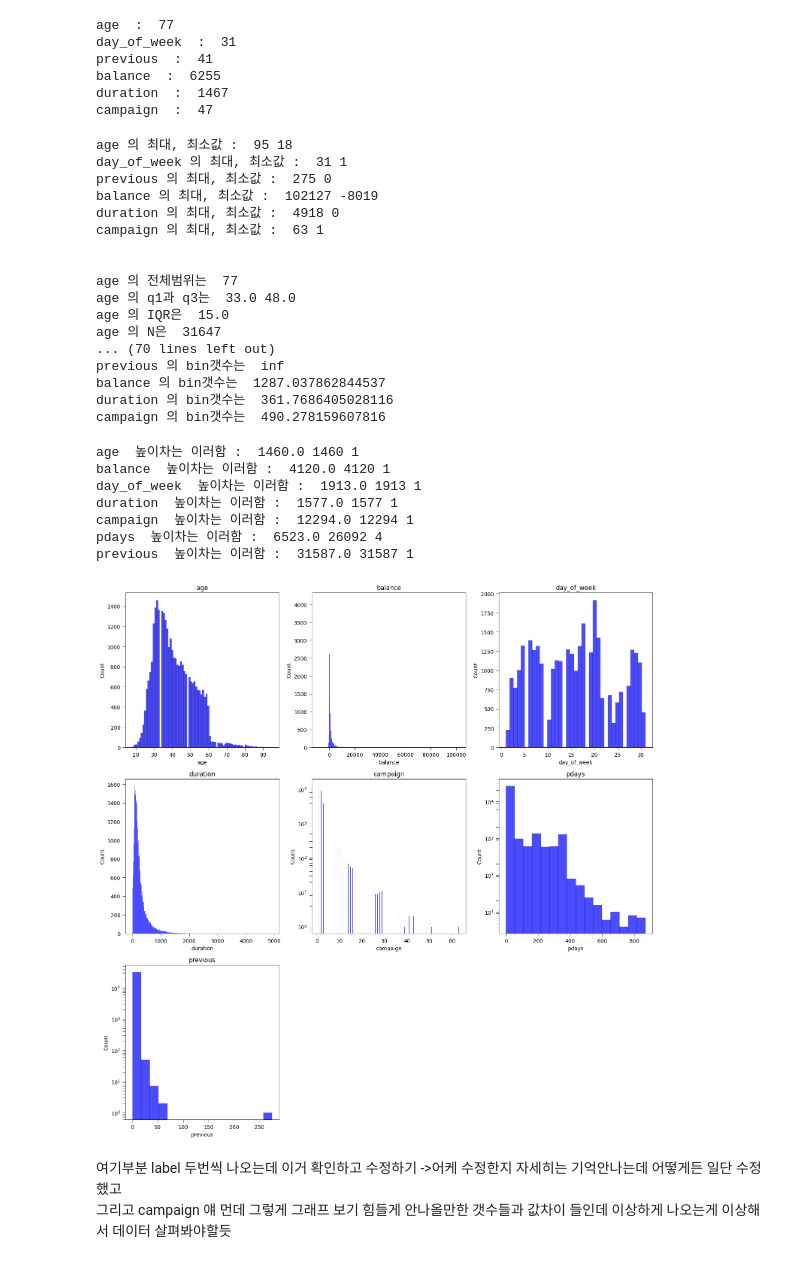
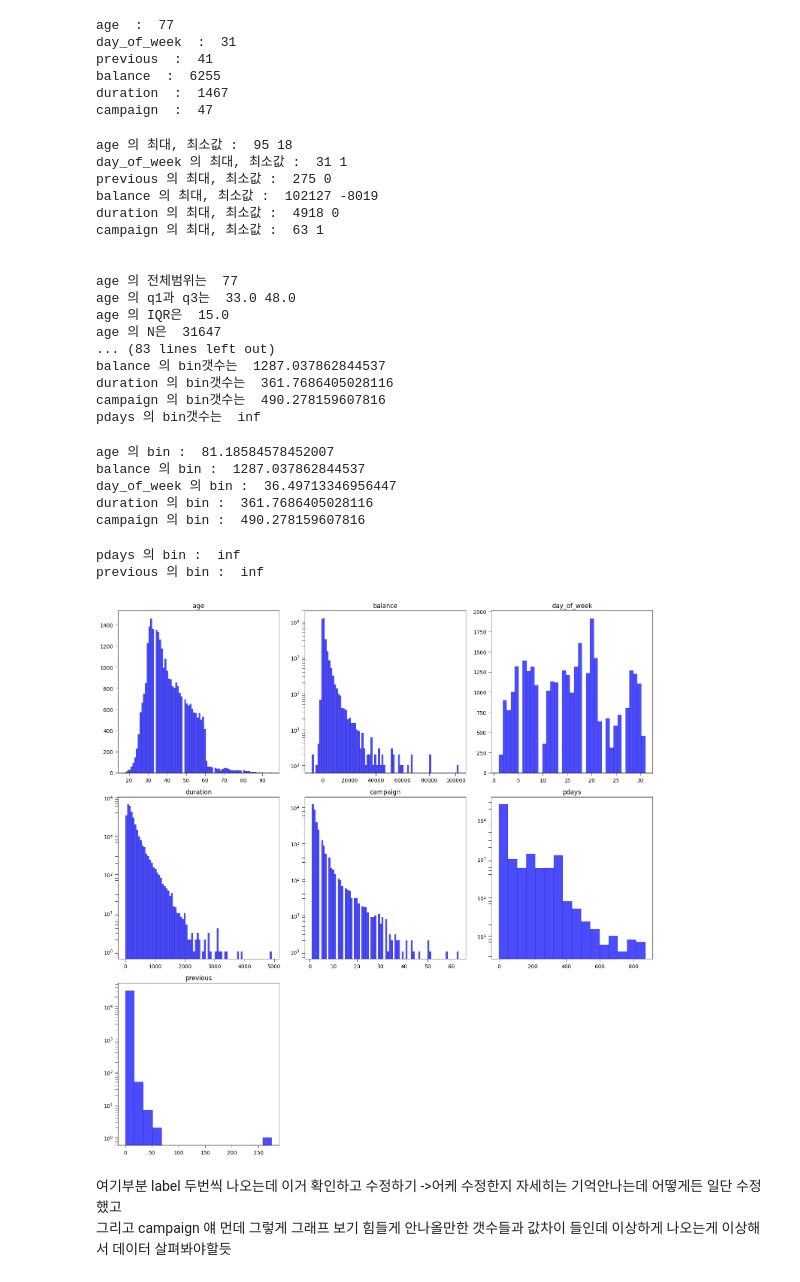
Before and after one commit to kyeob1107/sparta_ml, a Jupyter notebook: A09_곽승엽.ipynb, the cells around one changed output. Cells and saved outputs as stored; diff of their text form; code cells hidden in the pictures.

```diff
--- a/A09_곽승엽.ipynb
+++ b/A09_곽승엽.ipynb
@@ -257,6 +257,7 @@ balance  :  6255
 duration  :  1467
 campaign  :  47
 # %%
+# 그래프 bin관련 파악 부분
 '''
 bin갯수 결정 알고리즘 : https://chat.openai.com/share/af07e311-7aa3-45fa-980e-ee69c2eb84c6
 Freedman-Diaconis' Choice방식 사용
@@ -272,7 +273,7 @@ for check_col in ['age', 'day_of_week', 'previous', 'balance', 'duration', 'camp
 
 print('\n')
 
-for check_col in ['age', 'day_of_week', 'previous', 'balance', 'duration', 'campaign']:
+for check_col in ['age', 'day_of_week', 'previous', 'balance', 'duration', 'campaign', 'pdays']:
     entire_range = X_train[check_col].max() - X_train[check_col].min()
     q1 = np.percentile(X_train[check_col], 25)
     q3 = np.percentile(X_train[check_col], 75)
@@ -297,7 +298,7 @@ for check_col in ['age', 'day_of_week', 'previous', 'balance', 'duration', 'camp
     print(check_col, "의 bin너비는 ", bin_width)
     print(check_col, "의 bin갯수는 ", num_bin,'\n')
 
-for check_col in ['age', 'day_of_week', 'previous', 'balance', 'duration', 'campaign']:
+for check_col in ['age', 'day_of_week', 'previous', 'balance', 'duration', 'campaign', 'pdays']:
     entire_range = X_train[check_col].max() - X_train[check_col].min()
     q1 = np.percentile(X_train[check_col], 25)
     q3 = np.percentile(X_train[check_col], 75)
@@ -320,15 +321,16 @@ age 의 전체범위는  77
 age 의 q1과 q3는  33.0 48.0
 age 의 IQR은  15.0
 age 의 N은  31647
-... (70 lines left out)
-previous 의 bin갯수는  inf
+... (83 lines left out)
 balance 의 bin갯수는  1287.037862844537
 duration 의 bin갯수는  361.7686405028116
 campaign 의 bin갯수는  490.278159607816
+pdays 의 bin갯수는  inf
 # %%
 from matplotlib.ticker import MultipleLocator
+import math
 #수치형 변수 시각화
-def get_3_hist(data:pd.DataFrame, columns:list, log_scale_threshold: float = 5000, bar_width_ratio_min: float = 0.005 ):
+def get_3_hist(data:pd.DataFrame, columns:list, log_scale_threshold: float = 5000, num_bin_max: int = 300 ):
     """ 데이터와 컬럼을 전달하면 히스토그램을 3개씩 출력해주는 함수
 
     Args:
@@ -346,17 +348,31 @@ def get_3_hist(data:pd.DataFrame, columns:list, log_scale_threshold: float = 500
         row_idx, col_idx = divmod(i, 3)
         axes[row_idx, col_idx].clear()
 
-        xlim_distance = data[col].max() - data[col].min() # 데이터 값의 종류중 최대와 최소 차이
-        bar_width_ratio = xlim_distance / len(set(data[col]))
-
-        # Wand 규칙을 사용하여 동적으로 bin의 개수 설정
-        if bar_width_ratio < bar_width_ratio_min:  # 전체 스케일에 대한 막대 두께의 비율이 너무 작으면
-            n_bins = int(np.sqrt(len(set(data[col])))*1.0)
-            # 조금더 줄이면 깔끔히 잘보이지 않을까해서 0.8곱했다가 별차이없는듯해서 1.0으로 원 위치(원래 곱해진 것 따로 없었음)
+        # Freedman-Diaconis' Choice방식으로 bin 갯수 얼추 계산해본 뒤 판단
+        entire_range = X_train[col].max() - X_train[col].min() # 데이터 값 최대와 최소 차이
+        q1 = np.percentile(X_train[col], 25)
+        q3 = np.percentile(X_train[col], 75)
+        IQR = q3 - q1
+        N = X_train[col].count()
+        bin_width = 2 * (IQR / N**(1/3))
+        num_bin = entire_range / bin_width
+        # print(col, "의 bin : ", num_bin) # 점검용
+        if (not math.isinf(num_bin)) and num_bin > num_bin_max:
+            n_bins = 80
         else:
             n_bins = 'auto'
 
-        sns.histplot(data[col], ax=axes[row_idx, col_idx], bins=n_bins, color='blue', edgecolor='blue', linewidth=0.2, alpha=0.7, kde=False)
+        # # Wand 규칙을 사용하여 동적으로 bin의 개수 설정
+        # if bar_width_ratio < bar_width_ratio_min:  # 전체 스케일에 대한 막대 두께의 비율이 너무 작으면
+        #     n_bins = int(np.sqrt(len(set(data[col])))*1.0)
+        #     # 조금더 줄이면 깔끔히 잘보이지 않을까해서 0.8곱했다가 별차이없는듯해서 1.0으로 원 위치(원래 곱해진 것 따로 없었음)
+        # else:
+        #     n_bins = 'auto'
+
+        hist, bins, _ = axes[row_idx, col_idx].hist(data[col], bins=n_bins, color='blue', edgecolor='blue', linewidth=0.2, alpha=0.7)
+        num_bin_actual = len(bins) - 1  # 실제로 그려진 막대의 갯수
+        #sns.histplot(data[col], ax=axes[row_idx, col_idx], bins=n_bins, color='blue', edgecolor='blue', linewidth=0.2, alpha=0.7, kde=False)
+
         axes[row_idx, col_idx].set_title(col)
         axes[row_idx, col_idx].tick_params(axis='both', which='both', direction='out', length=6, width=0.5)  # 눈금 표시
 
@@ -364,7 +380,8 @@ def get_3_hist(data:pd.DataFrame, columns:list, log_scale_threshold: float = 500
         max_height = max(bar_heights)
         min_height = max(min(bar_heights),1)
 
-        print(col, " 높이차는 이러함 : ", max_height / min_height, max_height, min_height)
+        # print(col, " 높이차는 이러함 : ", max_height / min_height, max_height, min_height) # 점검용
+        # print(col, " bin : ", num_bin_actual) # 점검용
 
         # 히스토그램 바의 높이 차이에 따라 리니어 스케일 또는 로그 스케일 선택
         if (max_height / min_height) > log_scale_threshold:
@@ -374,41 +391,42 @@ def get_3_hist(data:pd.DataFrame, columns:list, log_scale_threshold: float = 500
 
         # 전체 그래프 스케일에 대한 막대 자체의 두께 비율 계산
         total_width = axes[row_idx, col_idx].get_xlim()[1] - axes[row_idx, col_idx].get_xlim()[0]
+
 
 
         # 히스토그램 바의 두께가 조건에 따라 테두리 색 설정
         for rect in axes[row_idx, col_idx].patches:
             bar_width = rect.get_width()
             if bar_width / total_width > 0.005: # 그냥 저쯤보다 얇은 경우 테두리 없는게 나은듯해서 설정해줌
                 rect.set_edgecolor('black')
             else:
                 rect.set_edgecolor('none')  # 얇은 경우에는 테두리 없애기
 
         # # Seaborn axis 객체로부터 눈금 위치 확인
         # tick_locs = sns.histplot(data[col]).axes.get_xticks()
         # print(f"{col}의 현재 x 축 눈금 위치: {tick_locs}")
 
     # 남은 서브플롯에 빈 그래프 그리기
     for i in range(num_plots, num_rows * num_cols):
         row_idx, col_idx = divmod(i, 3)
         axes[row_idx, col_idx].clear()  # 남은 서브플롯 비우기
         axes[row_idx, col_idx].axis('off')  # 빈 서브플롯 제거
 
 
 
     # 전체 그림 표시
     plt.tight_layout()
     plt.show()
 get_3_hist(X_train, numeric_col)
 # %% [output]
-age  높이차는 이러함 :  1460.0 1460 1
-balance  높이차는 이러함 :  4120.0 4120 1
-day_of_week  높이차는 이러함 :  1913.0 1913 1
-duration  높이차는 이러함 :  1577.0 1577 1
-campaign  높이차는 이러함 :  12294.0 12294 1
-pdays  높이차는 이러함 :  6523.0 26092 4
-previous  높이차는 이러함 :  31587.0 31587 1
+age 의 bin :  81.18584578452007
+balance 의 bin :  1287.037862844537
+day_of_week 의 bin :  36.49713346956447
+duration 의 bin :  361.7686405028116
+campaign 의 bin :  490.278159607816
+pdays 의 bin :  inf
+previous 의 bin :  inf
-[figure, old version]
+[figure, new version]
 # %% [markdown]
 여기부분 label 두번씩 나오는데 이거 확인하고 수정하기 ->어케 수정한지 자세히는 기억안나는데 어떻게든 일단 수정했고
 그리고 campaign 얘 먼데 그렇게 그래프 보기 힘들게 안나올만한 갯수들과 값차이 들인데 이상하게 나오는게 이상해서 데이터 살펴봐야할듯
```
